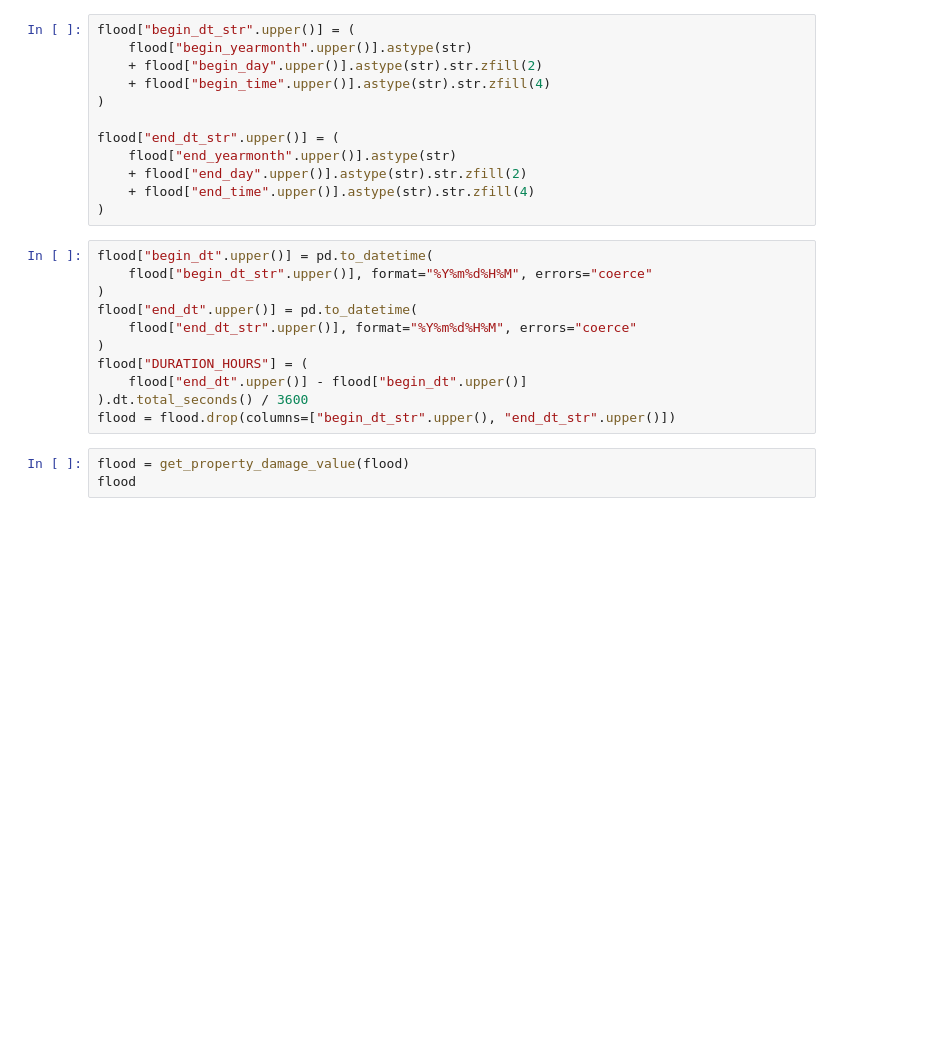
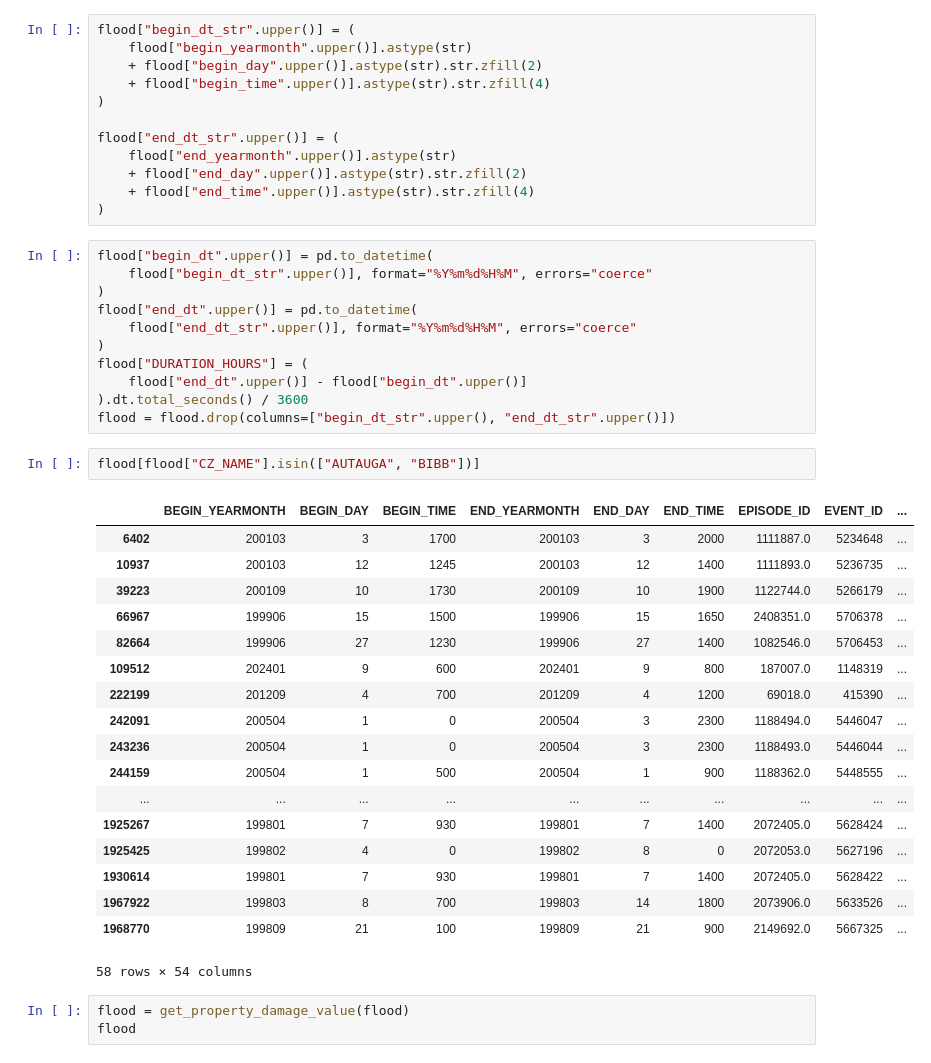
Before and after one commit to Ramil-cyber/Capstone_Citizensbank_climate-risk_insurance-exposure_monitoring, a Jupyter notebook: 03_code/data_exploration/fema_storm_data_v1.ipynb, the cells around one changed output. Saved outputs shown, nothing was run; the diff lists cells and outputs as text; blank space fills up the shorter version.

```diff
--- a/03_code/data_exploration/fema_storm_data_v1.ipynb
+++ b/03_code/data_exploration/fema_storm_data_v1.ipynb
@@ -186,6 +186,27 @@ flood["DURATION_HOURS"] = (
     flood["end_dt".upper()] - flood["begin_dt".upper()]
 ).dt.total_seconds() / 3600
 flood = flood.drop(columns=["begin_dt_str".upper(), "end_dt_str".upper()])
+# %%
+flood[flood["CZ_NAME"].isin(["AUTAUGA", "BIBB"])]
+# %% [output]
+|  | BEGIN_YEARMONTH | BEGIN_DAY | BEGIN_TIME | END_YEARMONTH | END_DAY | END_TIME | EPISODE_ID | EVENT_ID | ... |
+| 6402 | 200103 | 3 | 1700 | 200103 | 3 | 2000 | 1111887.0 | 5234648 | ... |
+| 10937 | 200103 | 12 | 1245 | 200103 | 12 | 1400 | 1111893.0 | 5236735 | ... |
+| 39223 | 200109 | 10 | 1730 | 200109 | 10 | 1900 | 1122744.0 | 5266179 | ... |
+| 66967 | 199906 | 15 | 1500 | 199906 | 15 | 1650 | 2408351.0 | 5706378 | ... |
+| 82664 | 199906 | 27 | 1230 | 199906 | 27 | 1400 | 1082546.0 | 5706453 | ... |
+| 109512 | 202401 | 9 | 600 | 202401 | 9 | 800 | 187007.0 | 1148319 | ... |
+| 222199 | 201209 | 4 | 700 | 201209 | 4 | 1200 | 69018.0 | 415390 | ... |
+| 242091 | 200504 | 1 | 0 | 200504 | 3 | 2300 | 1188494.0 | 5446047 | ... |
+| 243236 | 200504 | 1 | 0 | 200504 | 3 | 2300 | 1188493.0 | 5446044 | ... |
+| 244159 | 200504 | 1 | 500 | 200504 | 1 | 900 | 1188362.0 | 5448555 | ... |
+| ... | ... | ... | ... | ... | ... | ... | ... | ... | ... |
+| 1925267 | 199801 | 7 | 930 | 199801 | 7 | 1400 | 2072405.0 | 5628424 | ... |
+| 1925425 | 199802 | 4 | 0 | 199802 | 8 | 0 | 2072053.0 | 5627196 | ... |
+| 1930614 | 199801 | 7 | 930 | 199801 | 7 | 1400 | 2072405.0 | 5628422 | ... |
+| 1967922 | 199803 | 8 | 700 | 199803 | 14 | 1800 | 2073906.0 | 5633526 | ... |
+| 1968770 | 199809 | 21 | 100 | 199809 | 21 | 900 | 2149692.0 | 5667325 | ... |
+58 rows × 54 columns
 # %%
 flood = get_property_damage_value(flood)
 flood
```
Also changed, not shown: parts of 5 cells of this notebook.
